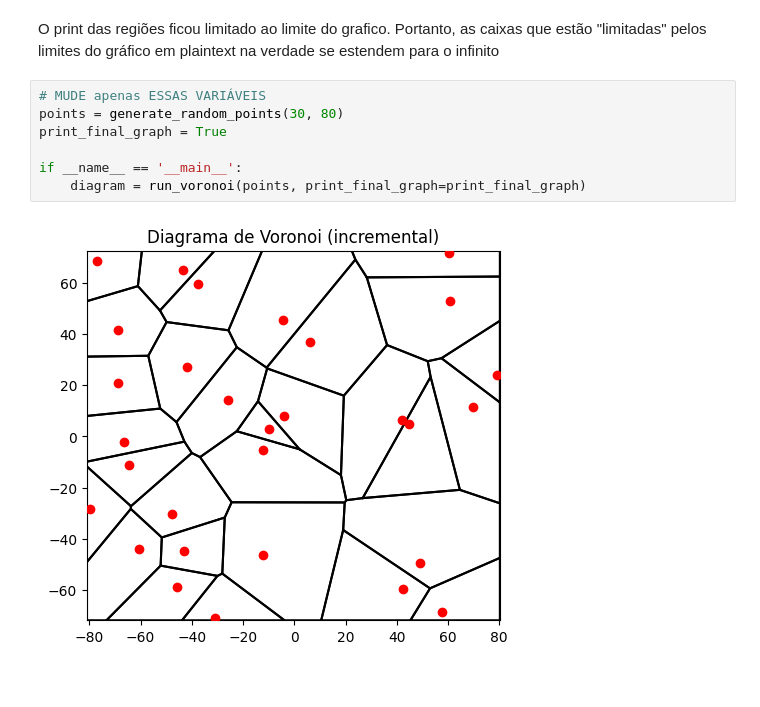
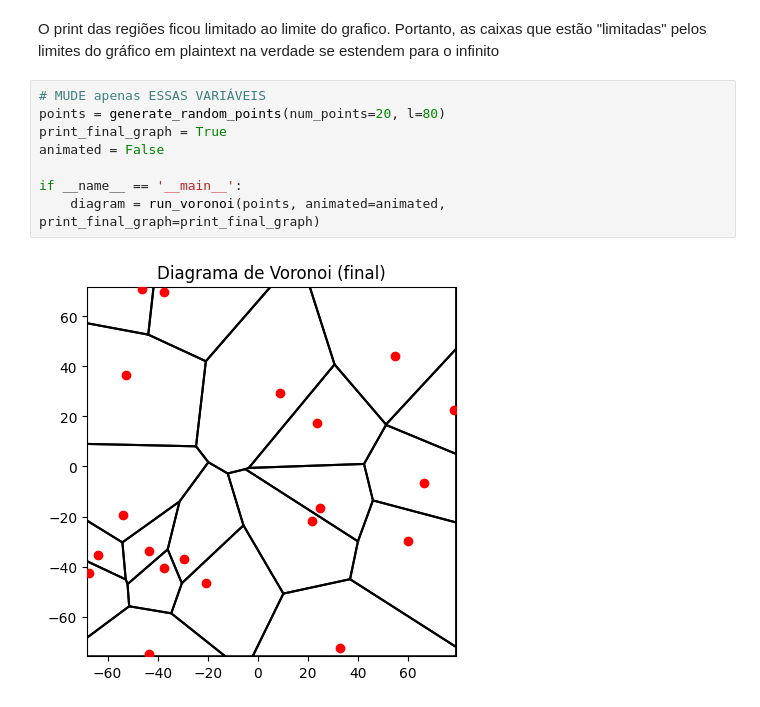
Before and after one commit to brenopprufrj/Geometria-Computacional, a Jupyter notebook: Exercício 8 - Voronoi/Exploração e simulações.ipynb, the cells around one changed output. Cells and saved outputs as stored; diff of their text form.

Commit message:
Adicionei animação a Voronoi

```diff
--- a/Exercício 8 - Voronoi/Exploração e simulações.ipynb
+++ b/Exercício 8 - Voronoi/Exploração e simulações.ipynb
@@ -127,10 +167,11 @@ def generate_random_points(num_points, l=10):
 O print das regiões ficou limitado ao limite do grafico. Portanto, as caixas que estão "limitadas" pelos limites do gráfico em plaintext na verdade se estendem para o infinito
 # %%
 # MUDE apenas ESSAS VARIÁVEIS
-points = generate_random_points(30, 80)
+points = generate_random_points(num_points=20, l=80)
 print_final_graph = True
+animated = False
 
 if __name__ == '__main__':
-    diagram = run_voronoi(points, print_final_graph=print_final_graph)
+    diagram = run_voronoi(points, animated=animated, print_final_graph=print_final_graph)
 # %% [output]
-[figure, old version]
+[figure, new version]
```
Also changed, not shown: parts of 5 cells of this notebook, 2 other files.
